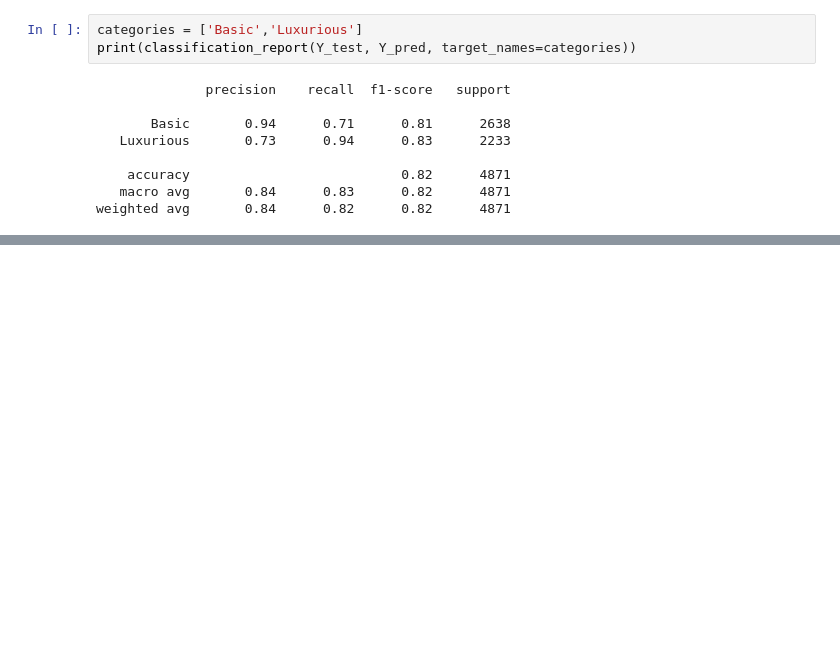
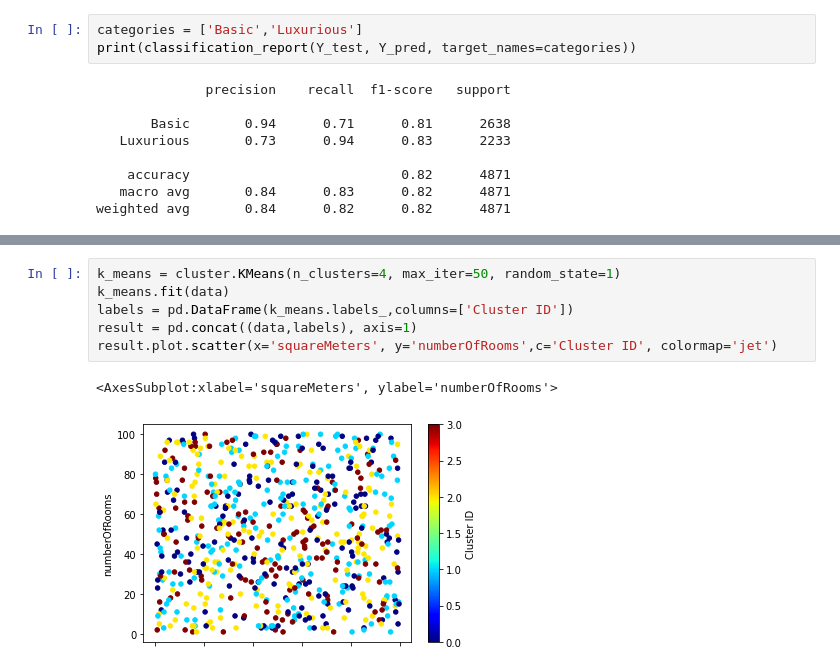
Before and after one commit to vardanyann/DataMining, a Jupyter notebook: Data Mining Final project.ipynb, the cells around one changed output, grey strips where cells are left out. Saved outputs shown, nothing was run; the diff lists cells and outputs as text; blank space fills up the shorter version.

```diff
--- a/Data Mining Final project.ipynb
+++ b/Data Mining Final project.ipynb
@@ -343,0 +418,9 @@ weighted avg       0.84      0.82      0.82      4871
+# %%
+k_means = cluster.KMeans(n_clusters=4, max_iter=50, random_state=1)
+k_means.fit(data)
+labels = pd.DataFrame(k_means.labels_,columns=['Cluster ID'])
+result = pd.concat((data,labels), axis=1)
+result.plot.scatter(x='squareMeters', y='numberOfRooms',c='Cluster ID', colormap='jet')
+# %% [output]
+<AxesSubplot:xlabel='squareMeters', ylabel='numberOfRooms'>
+[figure, added]
```
Also changed, not shown: parts of 16 cells of this notebook.
